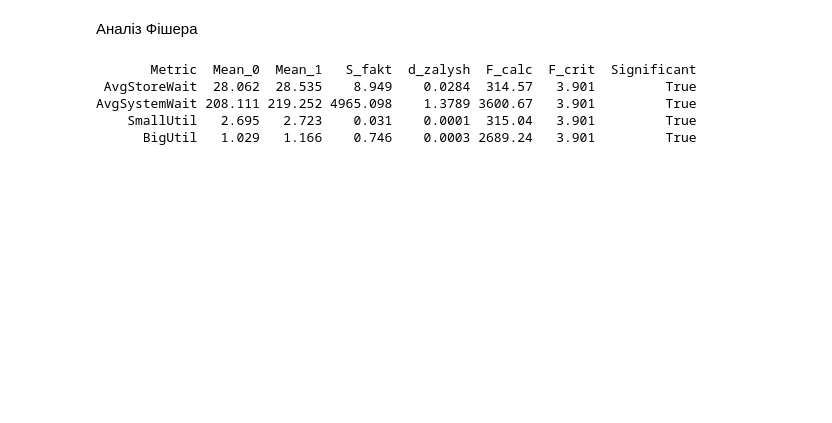
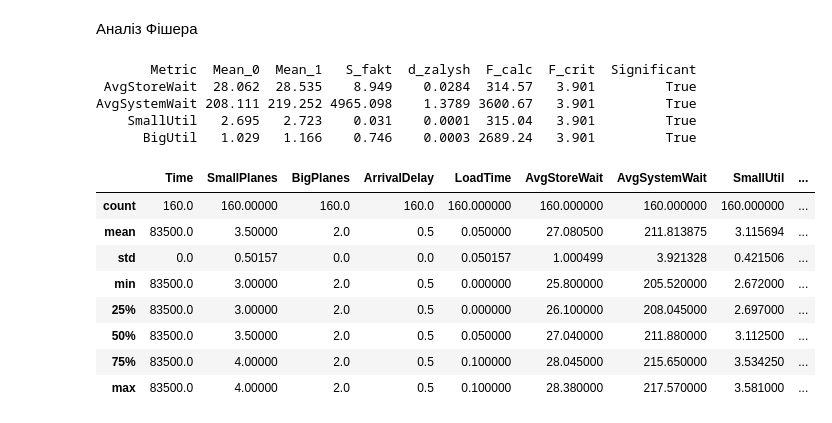
Before and after one commit to OleksandrPanasenko/PetriNetAirport, a Jupyter notebook: AnalyseResults.ipynb, the cells around one changed output. Saved outputs shown, nothing was run; the diff lists cells and outputs as text; code cells hidden in the pictures; blank space fills up the shorter version.

Commit message:
added experiment to solve overload

```diff
--- a/AnalyseResults.ipynb
+++ b/AnalyseResults.ipynb
@@ -657,3 +657,16 @@ print(pd.DataFrame(rows).to_string(index=False))
 AvgSystemWait 208.111 219.252 4965.098    1.3789 3600.67   3.901         True
     SmallUtil   2.695   2.723    0.031    0.0001  315.04   3.901         True
       BigUtil   1.029   1.166    0.746    0.0003 2689.24   3.901         True
+# %%
+df=pd.read_csv("ExperimentLoadTime_ExtraPlane.csv")
+df.describe()
+# %% [output]
+|  | Time | SmallPlanes | BigPlanes | ArrivalDelay | LoadTime | AvgStoreWait | AvgSystemWait | SmallUtil | ... |
+| count | 160.0 | 160.00000 | 160.0 | 160.0 | 160.000000 | 160.000000 | 160.000000 | 160.000000 | ... |
+| mean | 83500.0 | 3.50000 | 2.0 | 0.5 | 0.050000 | 27.080500 | 211.813875 | 3.115694 | ... |
+| std | 0.0 | 0.50157 | 0.0 | 0.0 | 0.050157 | 1.000499 | 3.921328 | 0.421506 | ... |
+| min | 83500.0 | 3.00000 | 2.0 | 0.5 | 0.000000 | 25.800000 | 205.520000 | 2.672000 | ... |
+| 25% | 83500.0 | 3.00000 | 2.0 | 0.5 | 0.000000 | 26.100000 | 208.045000 | 2.697000 | ... |
+| 50% | 83500.0 | 3.50000 | 2.0 | 0.5 | 0.050000 | 27.040000 | 211.880000 | 3.112500 | ... |
+| 75% | 83500.0 | 4.00000 | 2.0 | 0.5 | 0.100000 | 28.045000 | 215.650000 | 3.534250 | ... |
+| max | 83500.0 | 4.00000 | 2.0 | 0.5 | 0.100000 | 28.380000 | 217.570000 | 3.581000 | ... |
```
Also changed, not shown: parts of 15 cells of this notebook, 7 other files.
